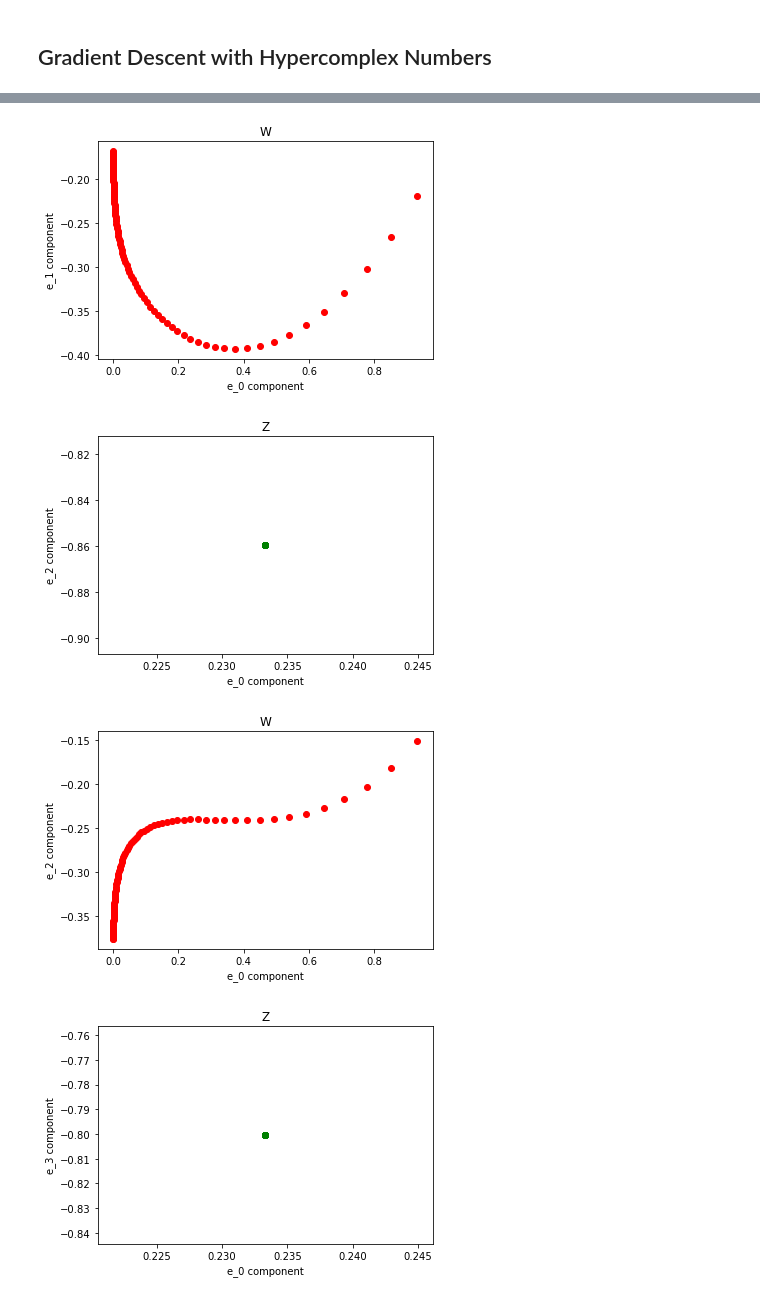
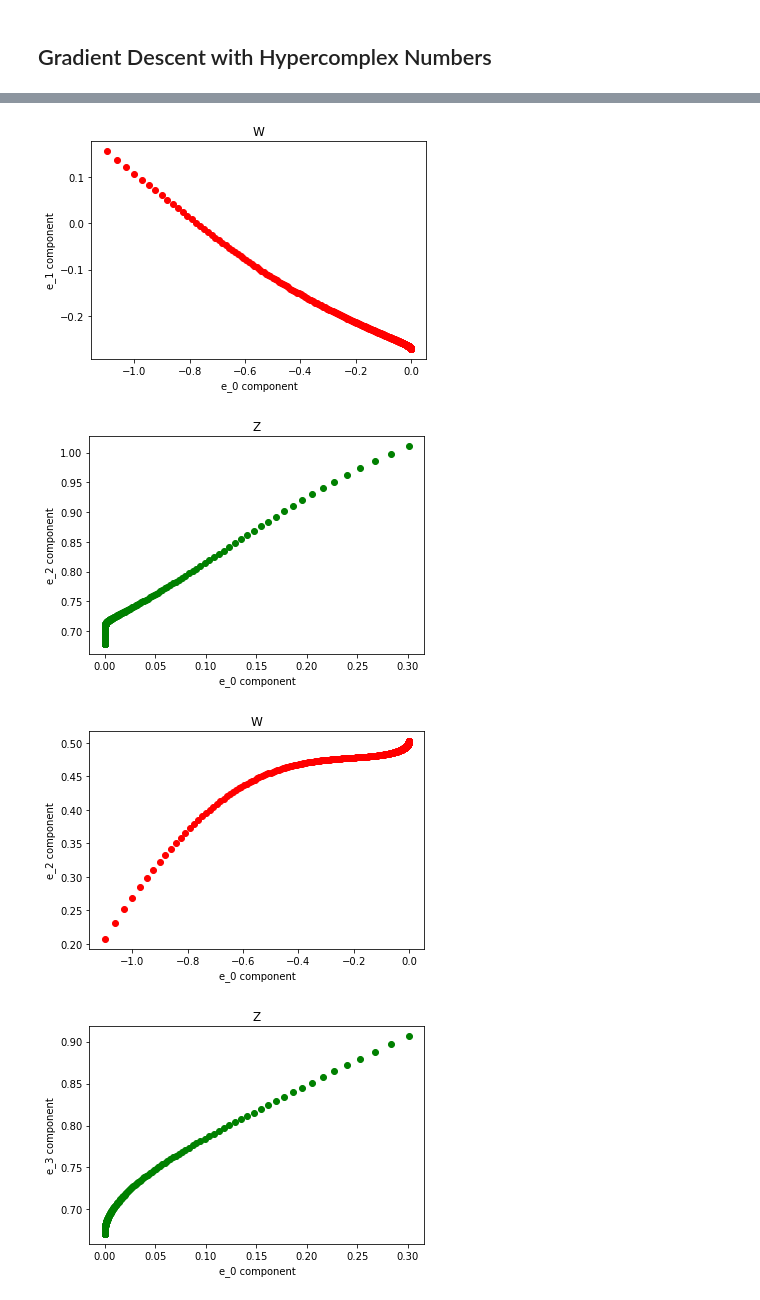
Before and after one commit to brandontrabucco/program-hdc, a Jupyter notebook: hypercomplex.ipynb, the cells around one changed output, grey strips where cells are left out. Drawn from its saved outputs; the diff is of its cells as text; code cells hidden in the pictures.

```diff
--- a/hypercomplex.ipynb
+++ b/hypercomplex.ipynb
@@ -91,7 +91,7 @@ for k in keys:
         probabilities = np.vstack([probabilities, similarity])
     probabilities /= np.sum(probabilities)
 
-    plt.plot(probabilities)
+    plt.plot(probabilities, "g")
     plt.show()
     selected = np.argmax(probabilities)
     print("Value Maximum Similarity:", selected)
@@ -106,7 +106,7 @@ for v in values:
         probabilities = np.vstack([probabilities, similarity])
     probabilities /= np.sum(probabilities)
 
-    plt.plot(probabilities)
+    plt.plot(probabilities, "r")
     plt.show()
     selected = np.argmax(probabilities)
     print("Key Maximum Similarity:", selected)
@@ -131,7 +131,7 @@ import numpy as np
 import matplotlib.pyplot as plt
 
 
-N = 10000
+N = 100
 M = 32
 
 def hypercomplex_conjugate(a, m=M):
@@ -226,7 +226,7 @@ waveform = hypercomplex_idft(frequency, v=test_kernel)
 
 
 for i in range(1, M):
-    plt.stem(waveform[:, 0], waveform[:, i])
+    plt.stem(waveform[:, 0], waveform[:, i], "b")
     plt.xlabel("e_0 component")
     plt.ylabel("e_%d component" % i)
     plt.title("Waveform")
@@ -252,10 +252,10 @@ import numpy as np
 import matplotlib.pyplot as plt
 
 
-N = 10
+N = 100
 M = 32
 A = 0.001
-E = 100
+E = 500
 
 
 def hypercomplex_conjugate(a):
@@ -328,7 +328,7 @@ for _ in range(E):
     dm_dw = hypercomplex_multiply(dw, m_c) + hypercomplex_multiply(m, dw_c)
     dm_dw = dm_dw[:, :, 0].reshape((N, 1, M)) # Take the real component
 
-    #z -= A * dm_dz
+    z -= A * dm_dz
     w -= A * dm_dw
 
     datapoints_z += [[z[0, 0, i] for i in range(M)]]
@@ -371,4 +371,4 @@ Final Loss: 52.82212587
-[figure, old version]
+[figure, new version]
-[figure, old version]
+[figure, new version]
-[figure, old version]
+[figure, new version]
-[figure, old version]
+[figure, new version]
```
Also changed, not shown: parts of 3 cells of this notebook.
